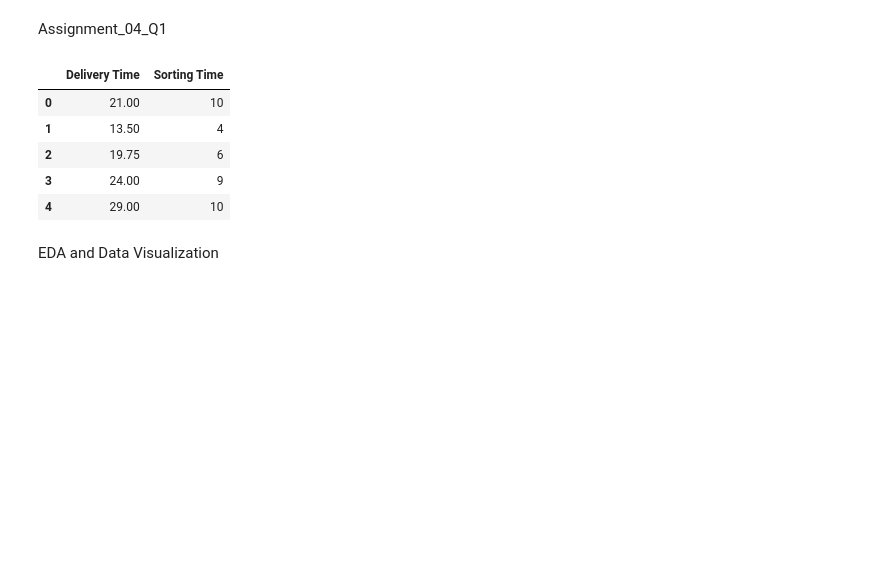
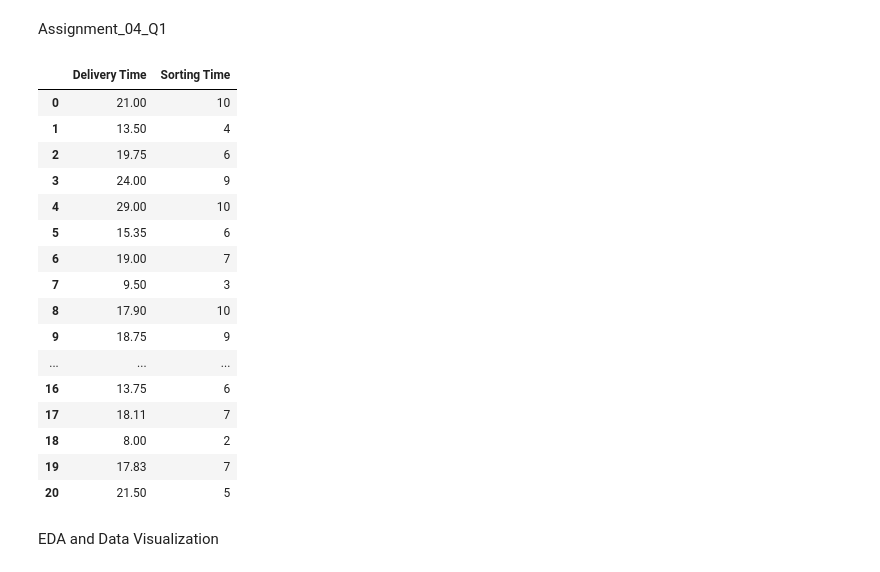
Before and after one commit to renkuntlamahessh/DataScience_Python, a Jupyter notebook: Assignment_04_Q1.ipynb, the cells around one changed output. Cells and saved outputs as stored; diff of their text form; code cells hidden in the pictures; blank space fills up the shorter version.

```diff
--- a/Assignment_04_Q1.ipynb
+++ b/Assignment_04_Q1.ipynb
@@ -10,14 +10,25 @@ import statsmodels.formula.api as smf
 import matplotlib.pyplot as plt
 # %%
 df=pd.read_csv('delivery_time.csv')
-df.head()
+df
 # %% [output]
 |  | Delivery Time | Sorting Time |
 | 0 | 21.00 | 10 |
 | 1 | 13.50 | 4 |
 | 2 | 19.75 | 6 |
 | 3 | 24.00 | 9 |
 | 4 | 29.00 | 10 |
+| 5 | 15.35 | 6 |
+| 6 | 19.00 | 7 |
+| 7 | 9.50 | 3 |
+| 8 | 17.90 | 10 |
+| 9 | 18.75 | 9 |
+| ... | ... | ... |
+| 16 | 13.75 | 6 |
+| 17 | 18.11 | 7 |
+| 18 | 8.00 | 2 |
+| 19 | 17.83 | 7 |
+| 20 | 21.50 | 5 |
 # %% [markdown]
 EDA and Data Visualization
 # %%
```
Also changed, not shown: parts of 24 cells of this notebook.
